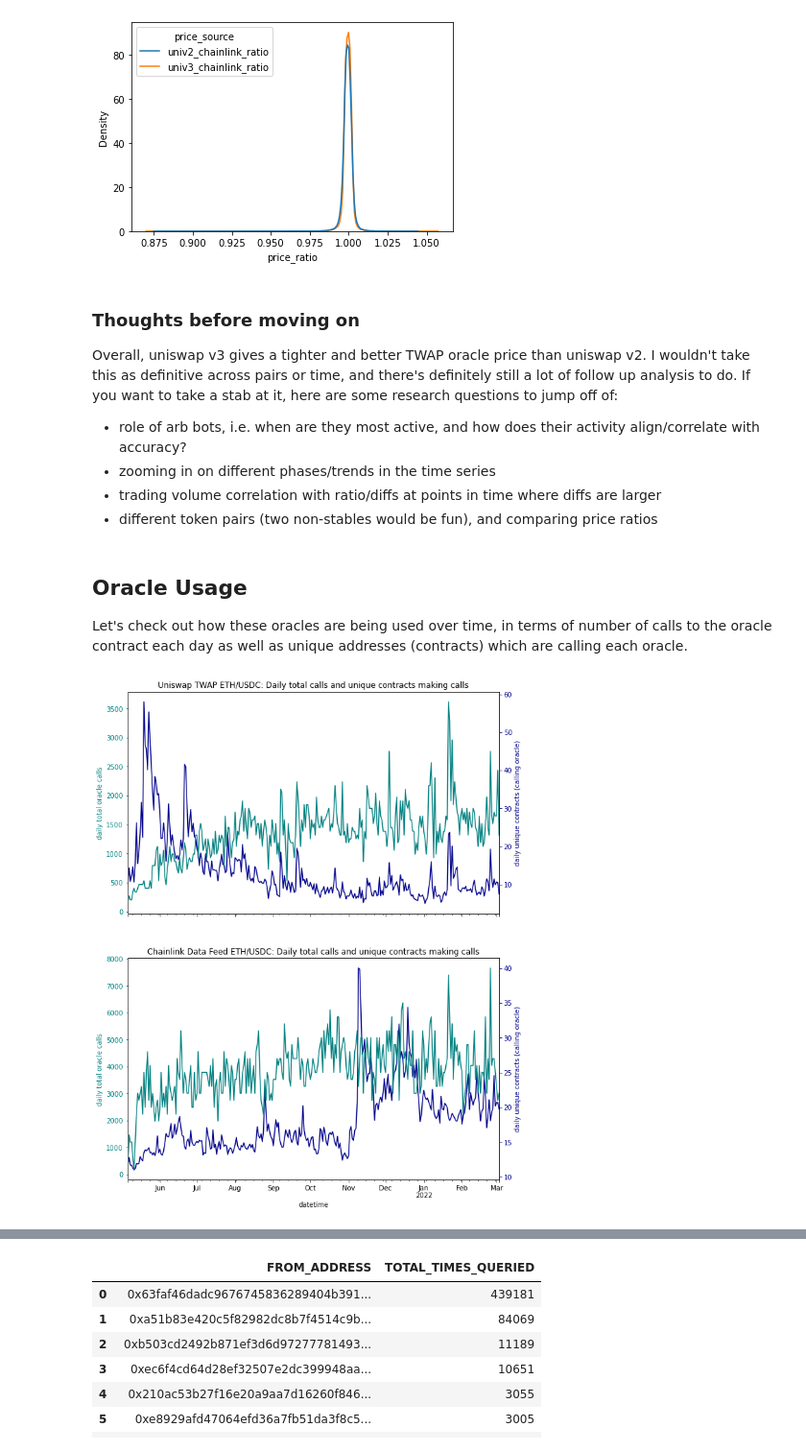
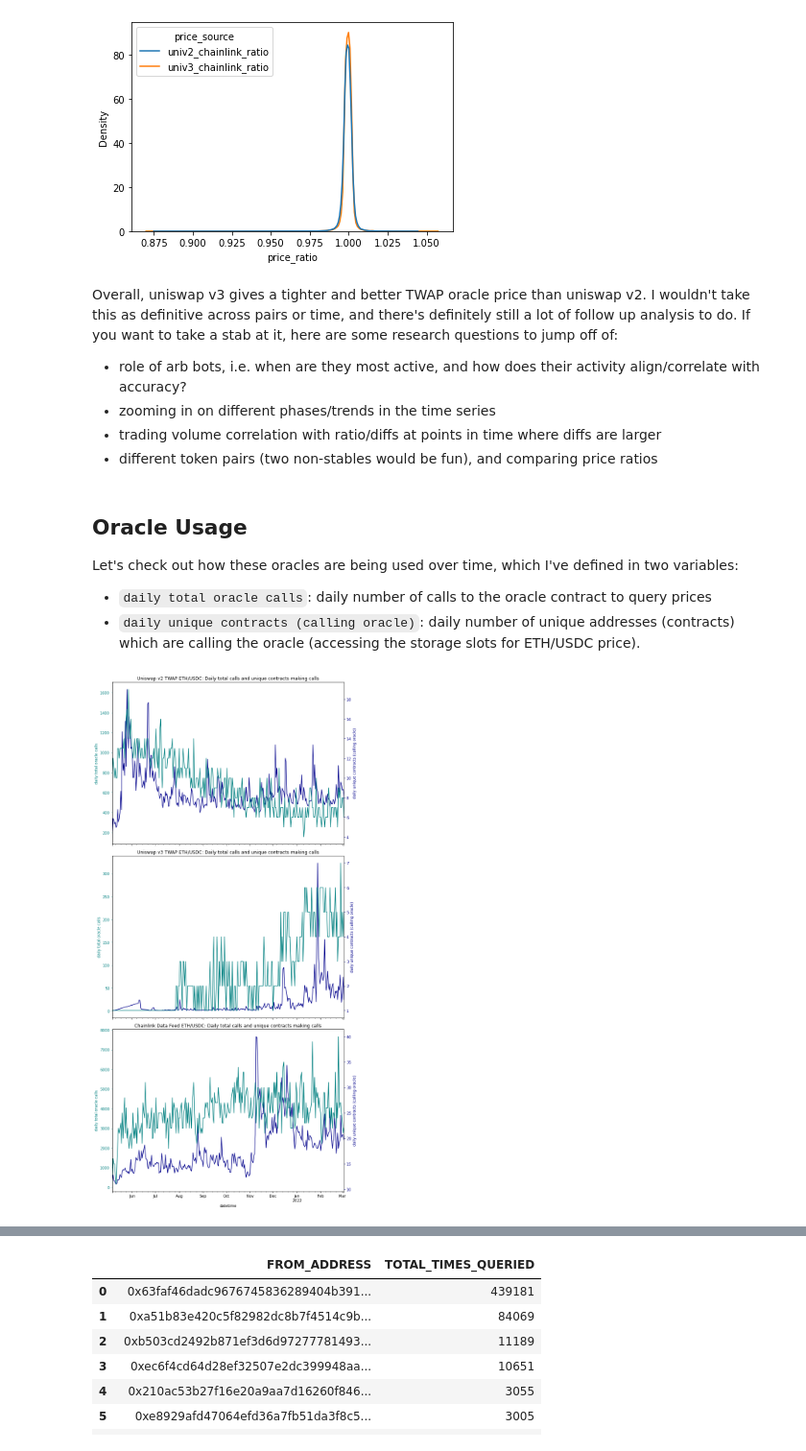
Before and after one commit to andrewhong5297/uniswapv2_v3-oracle-analysis, a Jupyter notebook: Oracle Analysis ETH-USDC Uniswap vs Chainlink.ipynb, the cells around one changed output, grey strips where cells are left out. Shown at 96% size. Drawn from its saved outputs; the diff is of its cells as text; code cells hidden in the pictures.

Commit message:
updated reads analysis

```diff
--- a/Oracle Analysis ETH-USDC Uniswap vs Chainlink.ipynb
+++ b/Oracle Analysis ETH-USDC Uniswap vs Chainlink.ipynb
@@ -182,8 +182,6 @@ ratio_fig = sns.kdeplot(data=ratio_df, x="price_ratio", hue="price_source", log_
 # %% [output]
 [figure]
 # %% [markdown]
-### Thoughts before moving on
-
 Overall, uniswap v3 gives a tighter and better TWAP oracle price than uniswap v2. I wouldn't take this as definitive across pairs or time, and there's definitely still a lot of follow up analysis to do. If you want to take a stab at it, here are some research questions to jump off of:
 - role of arb bots, i.e. when are they most active, and how does their activity align/correlate with accuracy?
 - zooming in on different phases/trends in the time series
@@ -192,9 +190,15 @@ Overall, uniswap v3 gives a tighter and better TWAP oracle price than uniswap v2
 # %% [markdown]
 ## Oracle Usage
 
-Let's check out how these oracles are being used over time, in terms of number of calls to the oracle contract each day as well as unique addresses (contracts) which are calling each oracle.
+Let's check out how these oracles are being used over time, which I've defined in two variables:
+- `daily total oracle calls`: daily number of calls to the oracle contract to query prices
+- `daily unique contracts (calling oracle)`: daily number of unique addresses (contracts) which are calling the oracle (accessing the storage slots for ETH/USDC price).
 # %%
 #bring in time series read data for uniswap and chainlink, and then join them
+time_univ2 = pd.read_csv(r'oracle_reads/daily_reads_uniswapv2.csv')
+time_univ2.columns = ["datetime", "daily total oracle calls", "daily unique contracts (calling oracle)"]
+time_univ2["datetime"] = pd.to_datetime(time_univ2['datetime'])
+
 time_univ3 = pd.read_csv(r'oracle_reads/daily_reads_uniswapv3.csv')
 time_univ3.columns = ["datetime", "daily total oracle calls", "daily unique contracts (calling oracle)"]
 time_univ3["datetime"] = pd.to_datetime(time_univ3['datetime'])
@@ -204,54 +208,81 @@ time_chainlink.columns = ["datetime", "daily total oracle calls", "daily unique
 time_chainlink["datetime"] = pd.to_datetime(time_chainlink['datetime'])
 # %%
 #plot usage/sources with subplots
-fig, (ax1, ax2) = plt.subplots(nrows=2, ncols=1, sharex=True, figsize=(10,15))
+fig, (ax1, ax2, ax3) = plt.subplots(nrows=3, ncols=1, sharex= True, figsize=(10,20))
 ax1twin = ax1.twinx()
 ax2twin = ax2.twinx()
+ax3twin = ax3.twinx()
 
-time_univ3.plot(kind="line",
+#v2 plot
+time_univ2.plot(kind="line",
                     x = "datetime",
                     y = "daily total oracle calls",
                     color = 'teal',
-                    title = "Uniswap TWAP ETH/USDC: Daily total calls and unique contracts making calls",
+                    title = "Uniswap v2 TWAP ETH/USDC: Daily total calls and unique contracts making calls",
                     legend=False,
                     ax = ax1twin)
 
-time_univ3.plot(kind="line",
+time_univ2.plot(kind="line",
                     x = "datetime",
                     y = "daily unique contracts (calling oracle)",
                     color = "darkblue",
                     legend=False,
                     ax = ax1)
 
 ax1.set(ylabel="daily total oracle calls")
 ax1.tick_params(axis='y', colors='teal')
 ax1.yaxis.label.set_color('teal')
 ax1twin.set(ylabel="daily unique contracts (calling oracle)")
 ax1twin.tick_params(axis='y', colors='darkblue')
 ax1twin.yaxis.label.set_color('darkblue')
 
-
-time_chainlink.plot(kind="line",
+#v3 plot
+time_univ3.plot(kind="line",
                     x = "datetime",
                     y = "daily total oracle calls",
-                    title = "Chainlink Data Feed ETH/USDC: Daily total calls and unique contracts making calls",
                     color = 'teal',
+                    title = "Uniswap v3 TWAP ETH/USDC: Daily total calls and unique contracts making calls",
                     legend=False,
                     ax = ax2twin)
 
-time_chainlink.plot(kind="line",
+time_univ3.plot(kind="line",
                     x = "datetime",
                     y = "daily unique contracts (calling oracle)",
-                    color = 'darkblue',
+                    color = "darkblue",
                     legend=False,
                     ax = ax2)
 
 ax2.set(ylabel="daily total oracle calls")
 ax2.tick_params(axis='y', colors='teal')
 ax2.yaxis.label.set_color('teal')
 ax2twin.set(ylabel="daily unique contracts (calling oracle)")
 ax2twin.tick_params(axis='y', colors='darkblue')
 ax2twin.yaxis.label.set_color('darkblue')
+
+#chainlink plot
+time_chainlink.plot(kind="line",
+                    x = "datetime",
+                    y = "daily total oracle calls",
+                    title = "Chainlink Data Feed ETH/USDC: Daily total calls and unique contracts making calls",
+                    color = 'teal',
+                    legend=False,
+                    ax = ax3twin)
+
+time_chainlink.plot(kind="line",
+                    x = "datetime",
+                    y = "daily unique contracts (calling oracle)",
+                    color = 'darkblue',
+                    legend=False,
+                    ax = ax3)
+
+ax3.set(ylabel="daily total oracle calls")
+ax3.tick_params(axis='y', colors='teal')
+ax3.yaxis.label.set_color('teal')
+ax3twin.set(ylabel="daily unique contracts (calling oracle)")
+ax3twin.tick_params(axis='y', colors='darkblue')
+ax3twin.yaxis.label.set_color('darkblue')
+
+fig.tight_layout()
 # %% [output]
-[figure, old version]
+[figure, new version]
 # %% [markdown]
```
Also changed, not shown: parts of 18 cells of this notebook, 8 other files.
